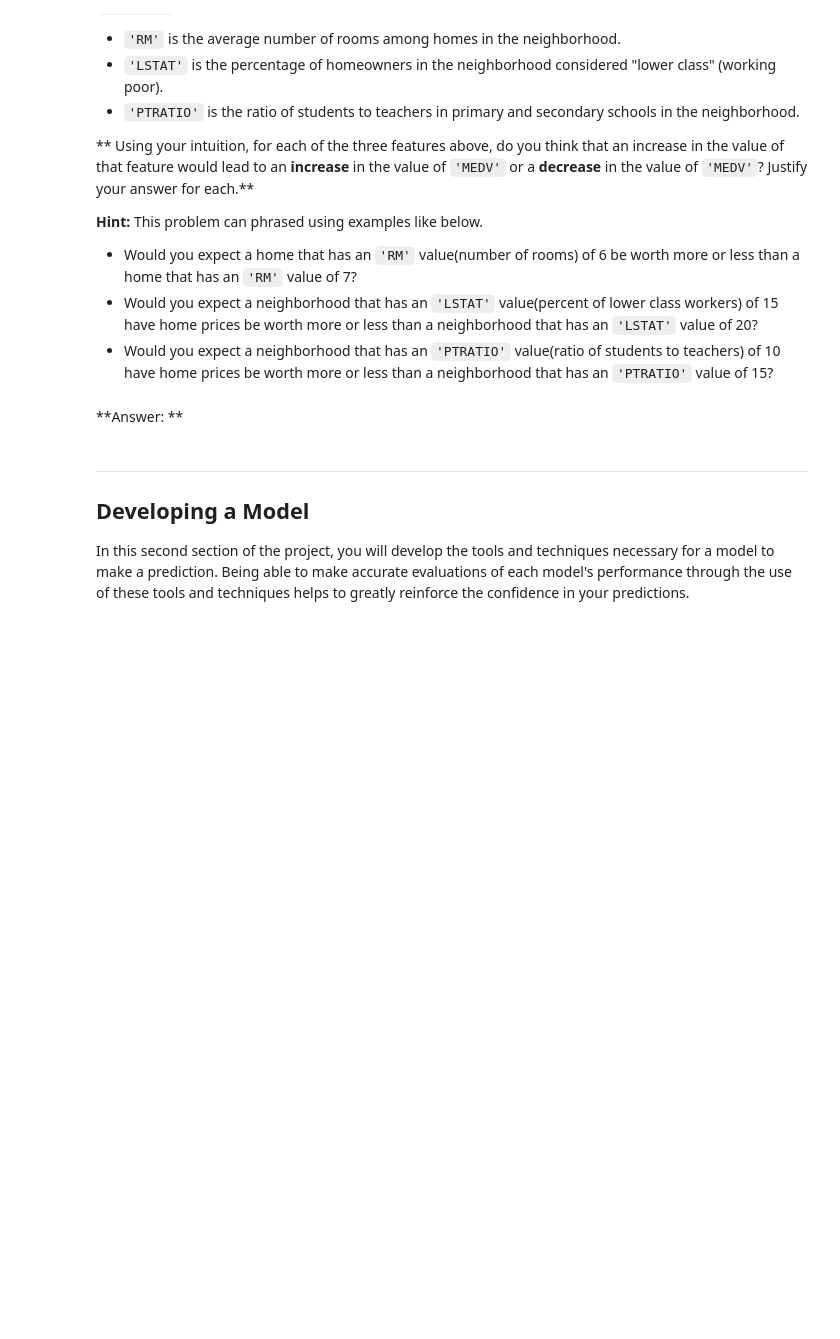
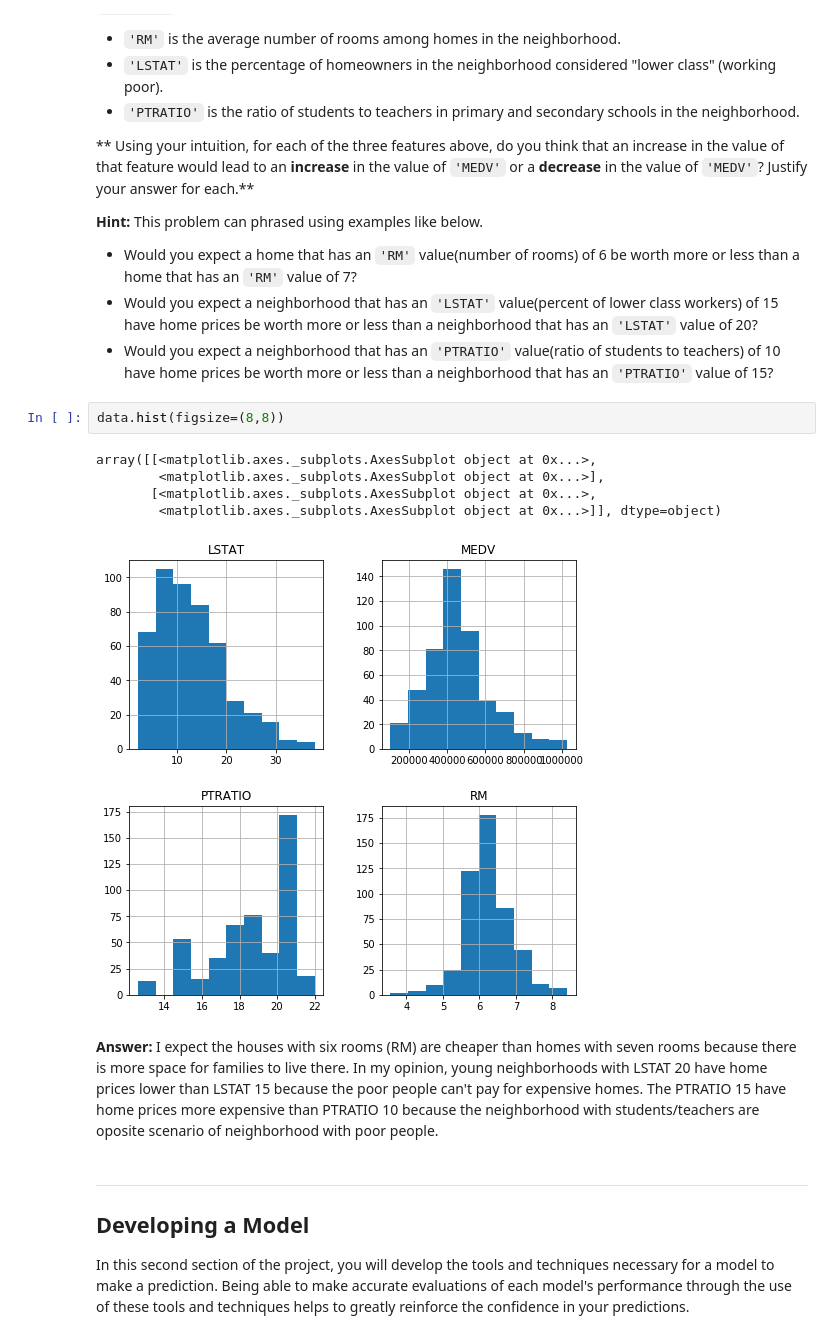
Before and after one commit to ftadashi/boston_housing, a Jupyter notebook: boston_housing.ipynb, the cells around one changed output. Cells and saved outputs as stored; diff of their text form; blank space fills up the shorter version.

Commit message:
Added answers.

```diff
--- a/boston_housing.ipynb
+++ b/boston_housing.ipynb
@@ -113,8 +113,19 @@ As a reminder, we are using three features from the Boston housing dataset: `'RM
 * Would you expect a home that has an `'RM'` value(number of rooms) of 6 be worth more or less than a home that has an `'RM'` value of 7?
 * Would you expect a neighborhood that has an `'LSTAT'` value(percent of lower class workers) of 15 have home prices be worth more or less than a neighborhood that has an `'LSTAT'` value of 20?
 * Would you expect a neighborhood that has an `'PTRATIO'` value(ratio of students to teachers) of 10 have home prices be worth more or less than a neighborhood that has an `'PTRATIO'` value of 15?
-# %% [markdown]
-**Answer: **
+# %%
+data.hist(figsize=(8,8))
+# %% [output]
+array([[<matplotlib.axes._subplots.AxesSubplot object at 0x...>,
+        <matplotlib.axes._subplots.AxesSubplot object at 0x...>],
+       [<matplotlib.axes._subplots.AxesSubplot object at 0x...>,
+        <matplotlib.axes._subplots.AxesSubplot object at 0x...>]], dtype=object)
+[figure, added]
+# %% [markdown]
+**Answer:**
+I expect the houses with six rooms (RM) are cheaper than homes with seven rooms because there is more space for families to live there.
+In my opinion, young neighborhoods with LSTAT 20 have home prices lower than LSTAT 15 because the poor people can't pay for expensive homes.
+The PTRATIO 15 have home prices more expensive than PTRATIO 10 because the neighborhood with students/teachers are oposite scenario of neighborhood with poor people.
 # %% [markdown]
 ----
 
```
Also changed, not shown: parts of 22 cells of this notebook.
